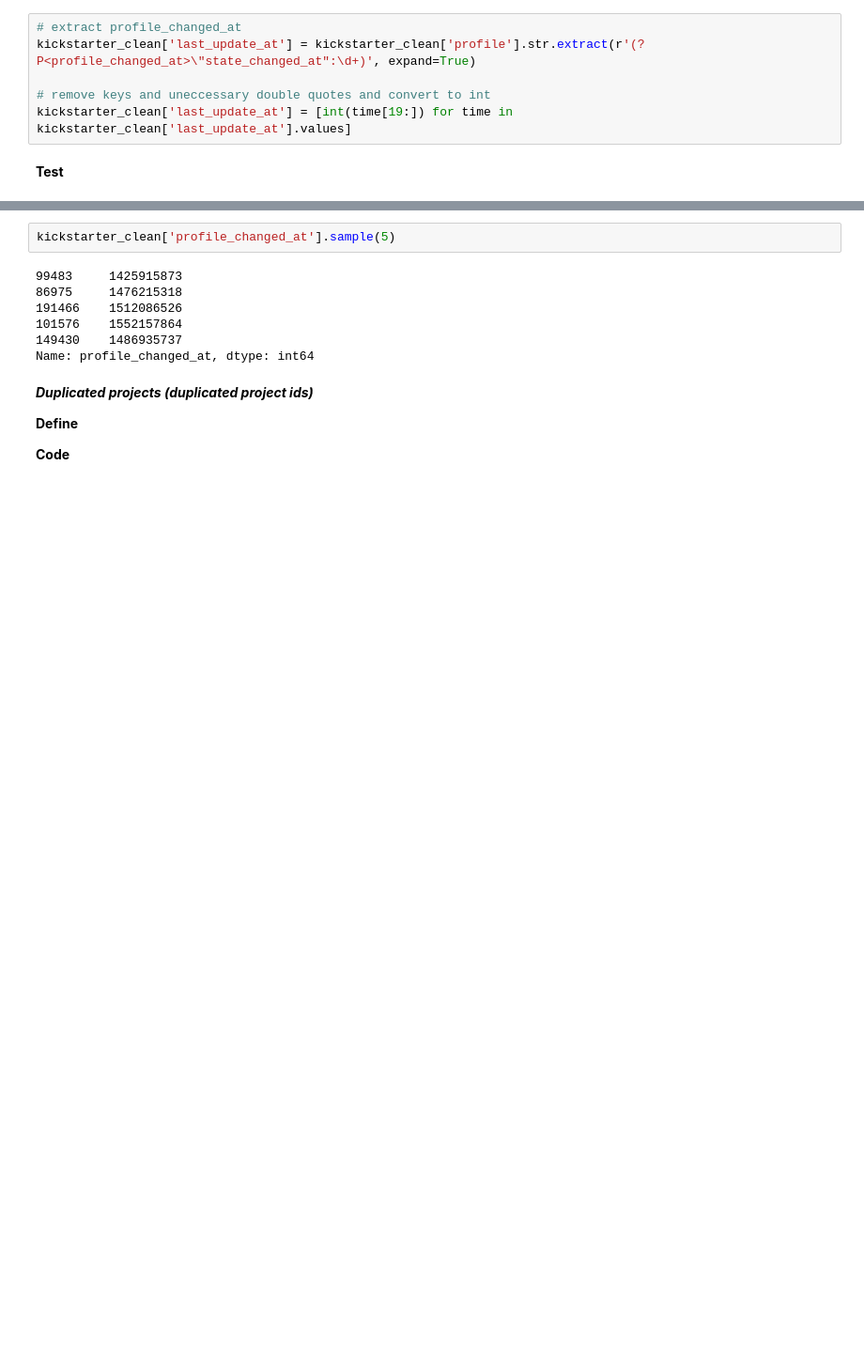
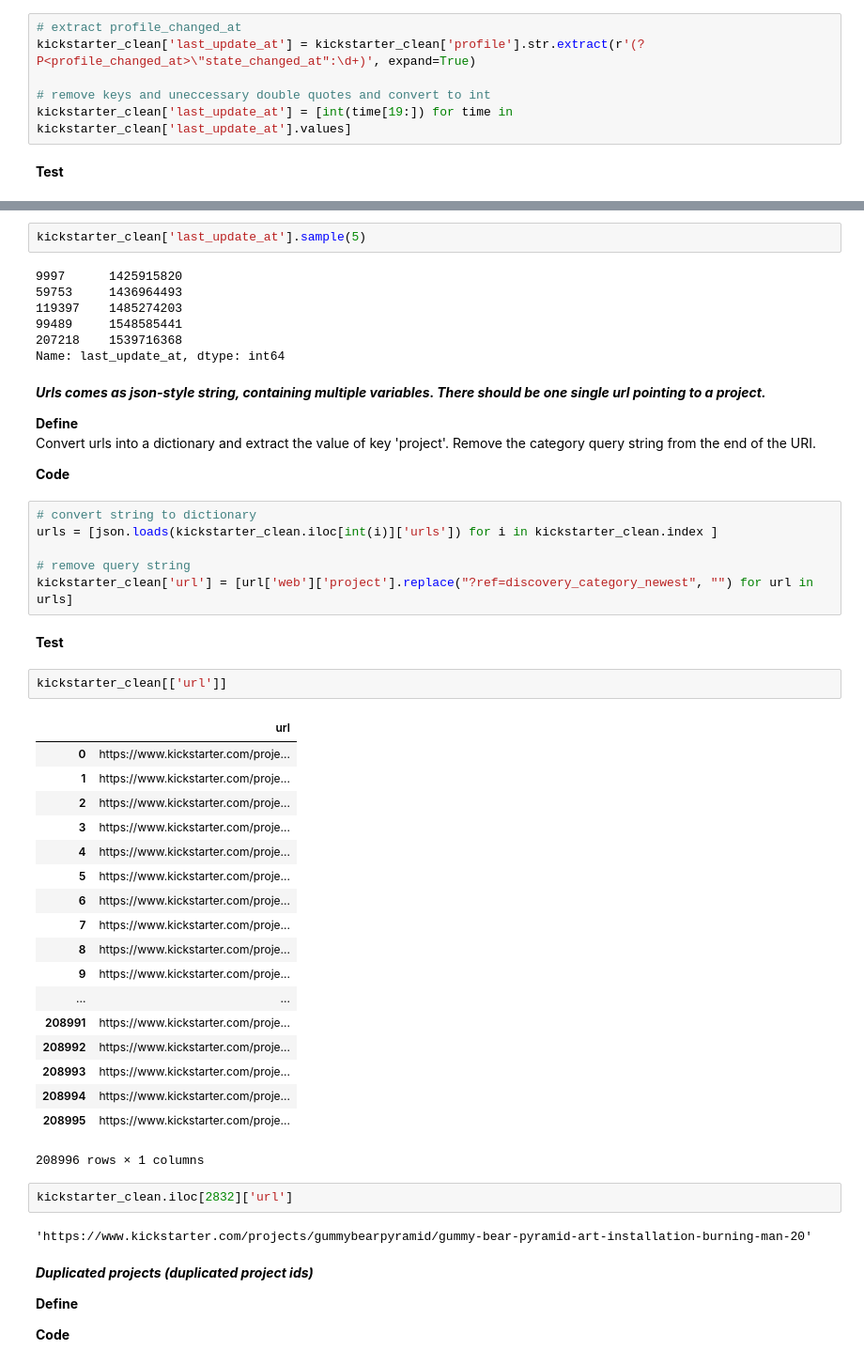
Before and after one commit to faymarie/crowdfunding-analysis, a Jupyter notebook: crowdfunding-analysis.ipynb, the cells around one changed output, grey strips where cells are left out. Shown: that part at 94% size. Drawn from its saved outputs; the diff is of its cells as text; blank space fills up the shorter version.

Commit message:
clean: Extract single url from urls and simplify URI

```diff
--- a/crowdfunding-analysis.ipynb
+++ b/crowdfunding-analysis.ipynb
@@ -857,12 +872,52 @@ Name: 57827, dtype: object
 # %%
-kickstarter_clean['profile_changed_at'].sample(5)
+kickstarter_clean['last_update_at'].sample(5)
 # %% [output]
-99483     1425915873
-86975     1476215318
-191466    1512086526
-101576    1552157864
-149430    1486935737
-Name: profile_changed_at, dtype: int64
+9997      1425915820
+59753     1436964493
+119397    1485274203
+99489     1548585441
+207218    1539716368
+Name: last_update_at, dtype: int64
+# %% [markdown]
+_**Urls comes as json-style string, containing multiple variables. There should be one single url pointing to a project.**_
+
+**Define**
+Convert urls into a dictionary and extract the value of key 'project'. Remove the category query string from the end of the URI.
+
+**Code**
+# %%
+# convert string to dictionary
+urls = [json.loads(kickstarter_clean.iloc[int(i)]['urls']) for i in kickstarter_clean.index ]
+
+# remove query string
+kickstarter_clean['url'] = [url['web']['project'].replace("?ref=discovery_category_newest", "") for url in urls]
+# %% [markdown]
+**Test**
+# %%
+kickstarter_clean[['url']]
+# %% [output]
+|  | url |
+| 0 | https://www.kickstarter.com/proje... |
+| 1 | https://www.kickstarter.com/proje... |
+| 2 | https://www.kickstarter.com/proje... |
+| 3 | https://www.kickstarter.com/proje... |
+| 4 | https://www.kickstarter.com/proje... |
+| 5 | https://www.kickstarter.com/proje... |
+| 6 | https://www.kickstarter.com/proje... |
+| 7 | https://www.kickstarter.com/proje... |
+| 8 | https://www.kickstarter.com/proje... |
+| 9 | https://www.kickstarter.com/proje... |
+| ... | ... |
+| 208991 | https://www.kickstarter.com/proje... |
+| 208992 | https://www.kickstarter.com/proje... |
+| 208993 | https://www.kickstarter.com/proje... |
+| 208994 | https://www.kickstarter.com/proje... |
+| 208995 | https://www.kickstarter.com/proje... |
+208996 rows × 1 columns
+# %%
+kickstarter_clean.iloc[2832]['url']
+# %% [output]
+'https://www.kickstarter.com/projects/gummybearpyramid/gummy-bear-pyramid-art-installation-burning-man-20'
 # %% [markdown]
 _**Duplicated projects (duplicated project ids)**_
 
```
Also changed, not shown: parts of 29 cells of this notebook.
